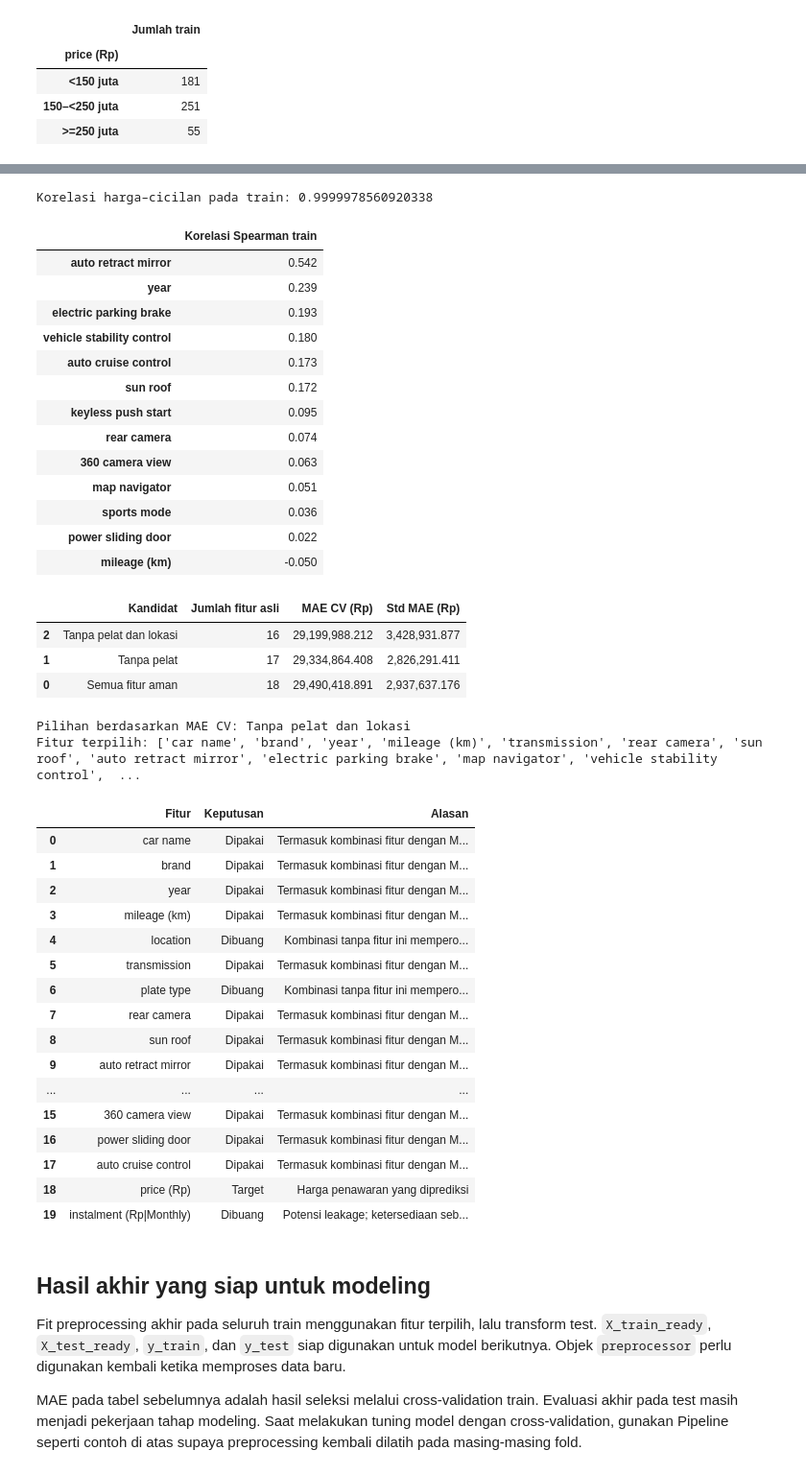
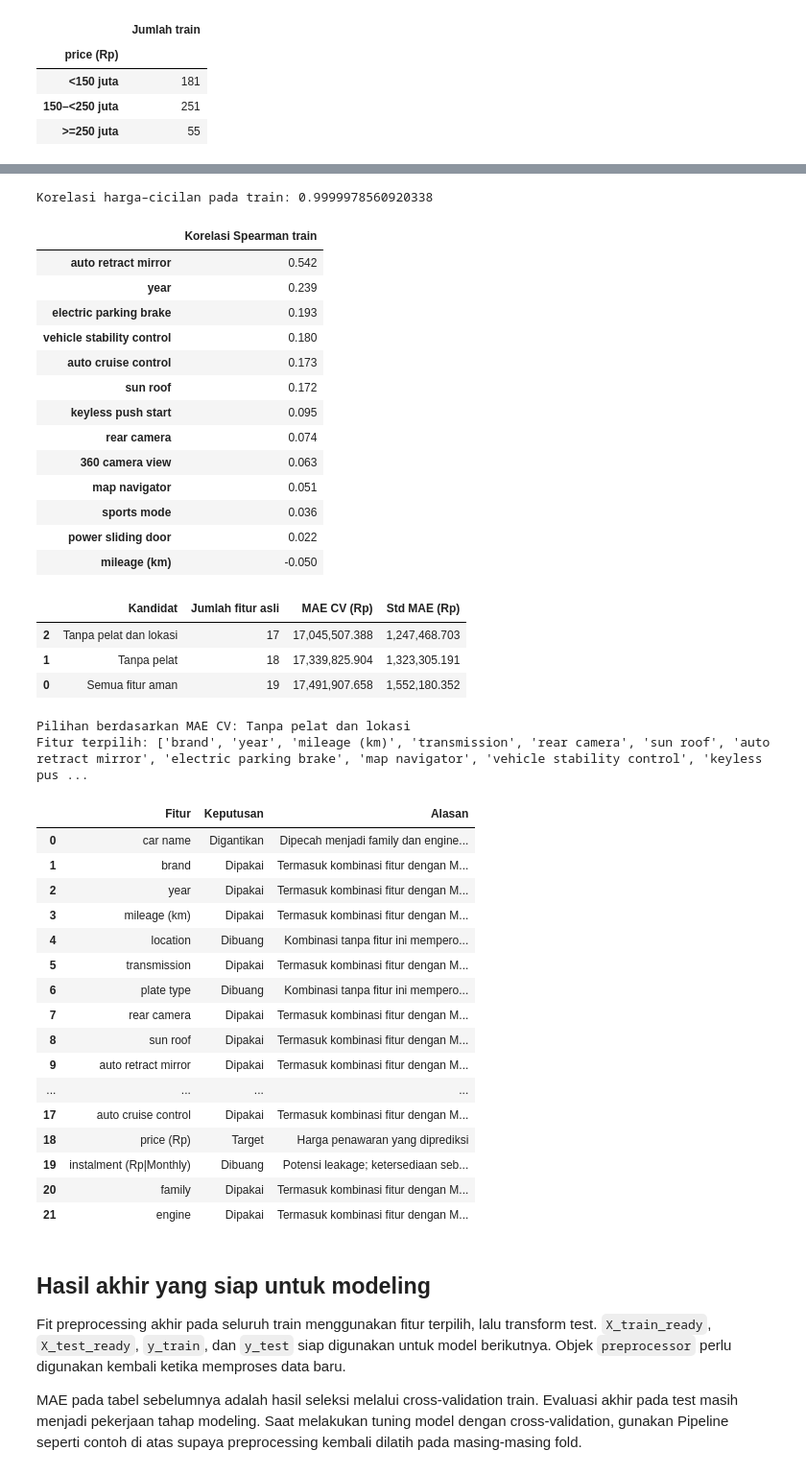
Before and after one commit to TimothyPadang/32_IF-C_bersifatopsional, a Jupyter notebook: Notebook/Prediksi_Harga_Mobil_Bekas_Regresi.ipynb, the cells around one changed output, grey strips where cells are left out. Shown at 96% size. Drawn from its saved outputs; the diff is of its cells as text; code cells hidden in the pictures.

Commit message:
tambahkan proses modeling

```diff
--- a/Notebook/Prediksi_Harga_Mobil_Bekas_Menggunakan_Regresi.ipynb
+++ b/Notebook/Prediksi_Harga_Mobil_Bekas_Regresi.ipynb
@@ -1843,0 +1853,18 @@ Train: (487, 18) Test: (122, 18)
+# %%
+def tambah_fitur_nama_mobil(data):
+    data = data.copy()
+    token = data["car name"].str.split()
+    data["family"] = token.str[0]
+    data["engine"] = pd.to_numeric(token.str[-1], errors="coerce")
+    return data.drop(columns=["car name"])
+
+X_train = tambah_fitur_nama_mobil(X_train)
+X_test = tambah_fitur_nama_mobil(X_test)
+
+# Daftar kolom kategorikal disesuaikan: car name diganti family.
+category_cols = [c for c in category_cols if c != "car name"] + ["family"]
+
+print("Jumlah family unik (train):", X_train["family"].nunique())
+print("Engine tidak terbaca (train, test):",
+      int(X_train["engine"].isna().sum()), int(X_test["engine"].isna().sum()))
+display(X_train[["family", "engine"]].head())
@@ -1854,7 +1890,7 @@ display(pd.cut(y_train, bins=price_bins, labels=price_labels, right=False)
         .value_counts(sort=False).to_frame("Jumlah train"))
 
 def make_preprocessor(columns):
-    num = [c for c in ["year", "mileage (km)"] if c in columns]
+    num = [c for c in ["year", "mileage (km)", "engine"] if c in columns]
     cat = [c for c in category_cols if c in columns]
     binary = [c for c in binary_cols if c in columns]
     return ColumnTransformer([
@@ -1948,27 +1984,29 @@ Korelasi harga–cicilan pada train: 0.9999978560920338
 | power sliding door | 0.022 |
 | mileage (km) | -0.050 |
 |  | Kandidat | Jumlah fitur asli | MAE CV (Rp) | Std MAE (Rp) |
-| 2 | Tanpa pelat dan lokasi | 16 | 29,199,988.212 | 3,428,931.877 |
-| 1 | Tanpa pelat | 17 | 29,334,864.408 | 2,826,291.411 |
-| 0 | Semua fitur aman | 18 | 29,490,418.891 | 2,937,637.176 |
+| 2 | Tanpa pelat dan lokasi | 17 | 17,045,507.388 | 1,247,468.703 |
+| 1 | Tanpa pelat | 18 | 17,339,825.904 | 1,323,305.191 |
+| 0 | Semua fitur aman | 19 | 17,491,907.658 | 1,552,180.352 |
 Pilihan berdasarkan MAE CV: Tanpa pelat dan lokasi
-Fitur terpilih: ['car name', 'brand', 'year', 'mileage (km)', 'transmission', 'rear camera', 'sun roof', 'auto retract mirror', 'electric parking brake', 'map navigator', 'vehicle stability control',  ...
+Fitur terpilih: ['brand', 'year', 'mileage (km)', 'transmission', 'rear camera', 'sun roof', 'auto retract mirror', 'electric parking brake', 'map navigator', 'vehicle stability control', 'keyless pus ...
 # %%
 decisions = []
-for col in raw.columns:
+for col in list(raw.columns) + ["family", "engine"]:
     if col == TARGET:
         status, reason = "Target", "Harga penawaran yang diprediksi"
     elif col == "instalment (Rp|Monthly)":
         status, reason = "Dibuang", "Potensi leakage; ketersediaan sebelum harga belum terverifikasi"
+    elif col == "car name":
+        status, reason = "Digantikan", "Dipecah menjadi family dan engine pada bagian 12.1 untuk mengurangi kardinalitas kategori"
     elif col in selected_features:
         status, reason = "Dipakai", "Termasuk kombinasi fitur dengan MAE CV terendah pada train"
     else:
         status, reason = "Dibuang", "Kombinasi tanpa fitur ini memperoleh MAE CV lebih rendah"
     decisions.append({"Fitur": col, "Keputusan": status, "Alasan": reason})
 display(pd.DataFrame(decisions))
 # %% [output]
 |  | Fitur | Keputusan | Alasan |
-| 0 | car name | Dipakai | Termasuk kombinasi fitur dengan M... |
+| 0 | car name | Digantikan | Dipecah menjadi family dan engine... |
 | 1 | brand | Dipakai | Termasuk kombinasi fitur dengan M... |
 | 2 | year | Dipakai | Termasuk kombinasi fitur dengan M... |
 | 3 | mileage (km) | Dipakai | Termasuk kombinasi fitur dengan M... |
@@ -1979,11 +2017,11 @@ display(pd.DataFrame(decisions))
 | 8 | sun roof | Dipakai | Termasuk kombinasi fitur dengan M... |
 | 9 | auto retract mirror | Dipakai | Termasuk kombinasi fitur dengan M... |
 | ... | ... | ... | ... |
-| 15 | 360 camera view | Dipakai | Termasuk kombinasi fitur dengan M... |
-| 16 | power sliding door | Dipakai | Termasuk kombinasi fitur dengan M... |
 | 17 | auto cruise control | Dipakai | Termasuk kombinasi fitur dengan M... |
 | 18 | price (Rp) | Target | Harga penawaran yang diprediksi |
 | 19 | instalment (Rp|Monthly) | Dibuang | Potensi leakage; ketersediaan seb... |
+| 20 | family | Dipakai | Termasuk kombinasi fitur dengan M... |
+| 21 | engine | Dipakai | Termasuk kombinasi fitur dengan M... |
 # %% [markdown]
 ## Hasil akhir yang siap untuk modeling
 Fit preprocessing akhir pada seluruh train menggunakan fitur terpilih, lalu transform test. `X_train_ready`, `X_test_ready`, `y_train`, dan `y_test` siap digunakan untuk model berikutnya. Objek `preprocessor` perlu digunakan kembali ketika memproses data baru.
```
Also changed, not shown: parts of 36 cells of this notebook.
